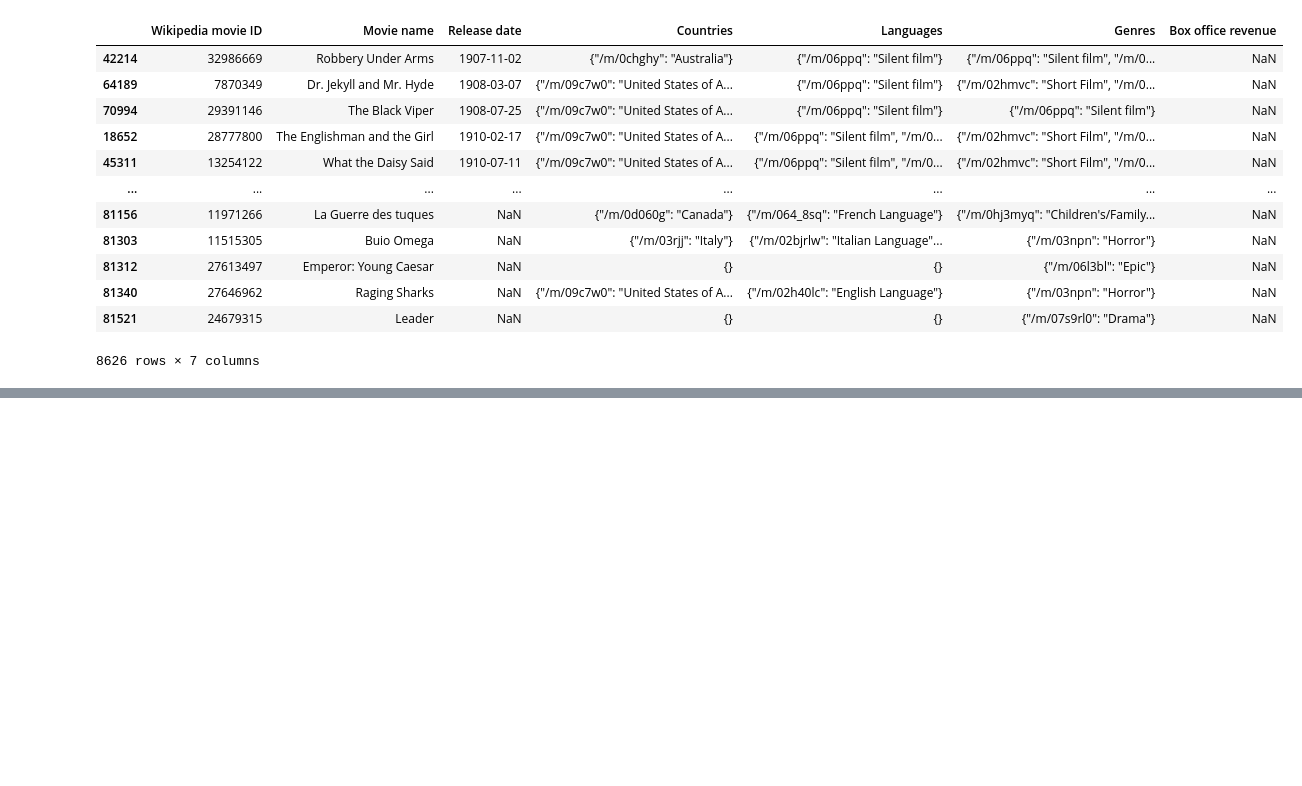
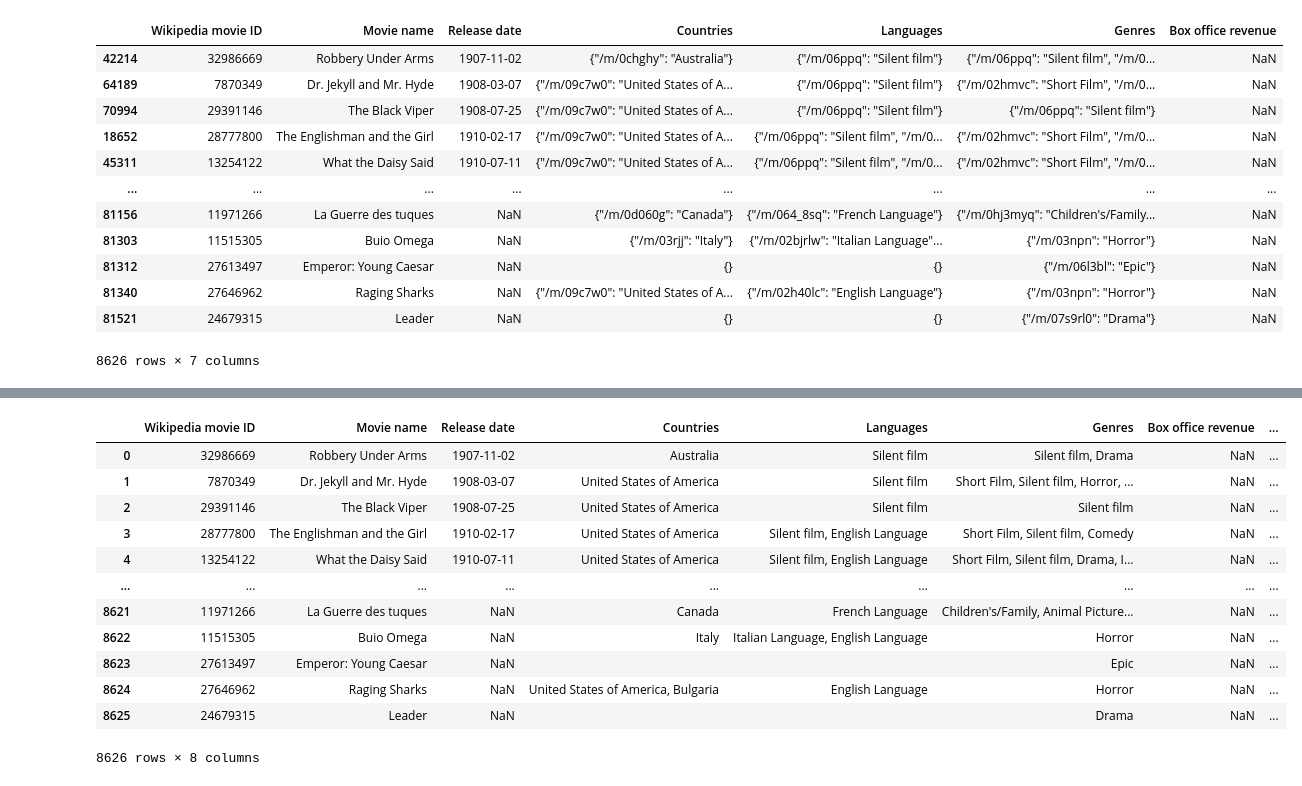
Before and after one commit to epfl-ada/ada-2023-project-boat2023, a Jupyter notebook: P2.ipynb, the cells around one changed output, grey strips where cells are left out. Drawn from its saved outputs; the diff is of its cells as text; code cells hidden in the pictures; blank space fills up the shorter version.

```diff
--- a/P2.ipynb
+++ b/P2.ipynb
@@ -36,6 +36,6 @@ First, we import the CMU dataset.
 # %%
 #import the data from movie.metadata and rename its columns
 column_names = ['Wikipedia movie ID', 'Freebase movie ID', 'Movie name', 'Release date', 'Box office revenue', 'Runtime', 'Languages', 'Countries', 'Genres']
-movies_data = pd.read_csv('data/movie.metadata.tsv', delimiter= '\t',on_bad_lines='skip', names=column_names, header=0)
-print(len(movies_data))
+m_data = pd.read_csv('data/movie.metadata.tsv', delimiter= '\t',on_bad_lines='skip', names=column_names, header=0)
+display(m_data)
 # %% [output]
@@ -70,7 +82,7 @@ for index, row in df_summaries.iterrows():
 movie_ids= set(movie_ids)
 # %%
 # Filter the movies_data DataFrame to include only the rows with IDs that are present in the movie_ids list
-filtered_data = movies_data[movies_data['Wikipedia movie ID'].isin(movie_ids)][['Wikipedia movie ID','Movie name', 'Release date','Countries', 'Languages', 'Genres','Box office revenue']]
+filtered_data = m_data[m_data['Wikipedia movie ID'].isin(movie_ids)][['Wikipedia movie ID','Movie name', 'Release date','Countries', 'Languages', 'Genres','Box office revenue']]
 filtered_data = filtered_data.sort_values(by=['Release date'])
 display(filtered_data)
 # %% [output]
@@ -89,0 +104,16 @@ display(filtered_data)
+# %%
+# Function to extract the readable values from the strings
+def extract_values(text):
+    try:
+        # Load the text as JSON and extract values
+        data_dict = json.loads(text)
+        return ', '.join(data_dict.values())
+    except json.JSONDecodeError:
+        # If it's not valid JSON, try to find all readable parts with regex
+        return ', '.join(re.findall(r'":\s*"([^"]+)"', text))
+
+# Apply the function to clean the columns of our dataframe
+filtered_data['Countries'] = filtered_data['Countries'].apply(extract_values)
+filtered_data['Languages'] = filtered_data['Languages'].apply(extract_values)
+filtered_data['Genres'] = filtered_data['Genres'].apply(extract_values)
+display(filtered_data)
@@ -89,0 +134,19 @@ display(filtered_data)
+# %%
+df_summaries.columns = ['Wikipedia movie ID', 'Plot Summary']
+#Merge filtered_data with movies_data
+df_terrorism_summaries = pd.merge(filtered_data, df_summaries, on='Wikipedia movie ID')
+df_terrorism_summaries
+# %% [output]
+|  | Wikipedia movie ID | Movie name | Release date | Countries | Languages | Genres | Box office revenue | ... |
+| 0 | 32986669 | Robbery Under Arms | 1907-11-02 | Australia | Silent film | Silent film, Drama | NaN | ... |
+| 1 | 7870349 | Dr. Jekyll and Mr. Hyde | 1908-03-07 | United States of America | Silent film | Short Film, Silent film, Horror, ... | NaN | ... |
+| 2 | 29391146 | The Black Viper | 1908-07-25 | United States of America | Silent film | Silent film | NaN | ... |
+| 3 | 28777800 | The Englishman and the Girl | 1910-02-17 | United States of America | Silent film, English Language | Short Film, Silent film, Comedy | NaN | ... |
+| 4 | 13254122 | What the Daisy Said | 1910-07-11 | United States of America | Silent film, English Language | Short Film, Silent film, Drama, I... | NaN | ... |
+| ... | ... | ... | ... | ... | ... | ... | ... | ... |
+| 8621 | 11971266 | La Guerre des tuques | NaN | Canada | French Language | Children's/Family, Animal Picture... | NaN | ... |
+| 8622 | 11515305 | Buio Omega | NaN | Italy | Italian Language, English Language | Horror | NaN | ... |
+| 8623 | 27613497 | Emperor: Young Caesar | NaN |  |  | Epic | NaN | ... |
+| 8624 | 27646962 | Raging Sharks | NaN | United States of America, Bulgaria | English Language | Horror | NaN | ... |
+| 8625 | 24679315 | Leader | NaN |  |  | Drama | NaN | ... |
+8626 rows × 8 columns
```
Also changed, not shown: parts of 3 cells of this notebook, 1 other file.
